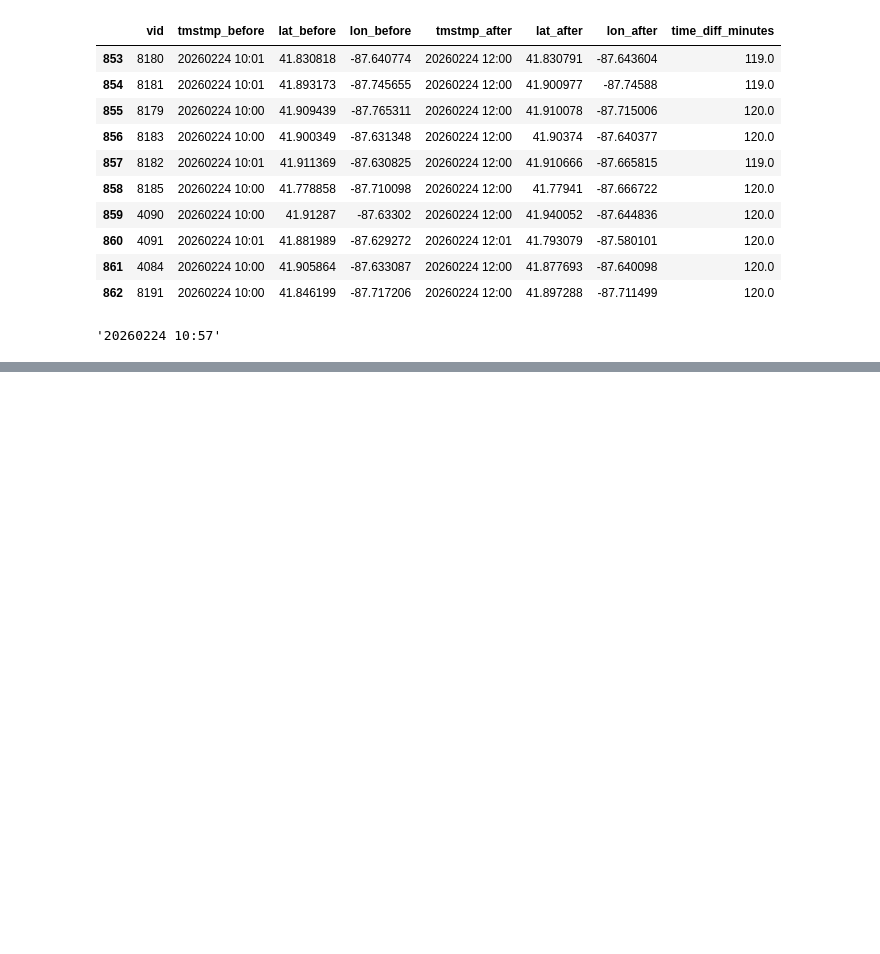
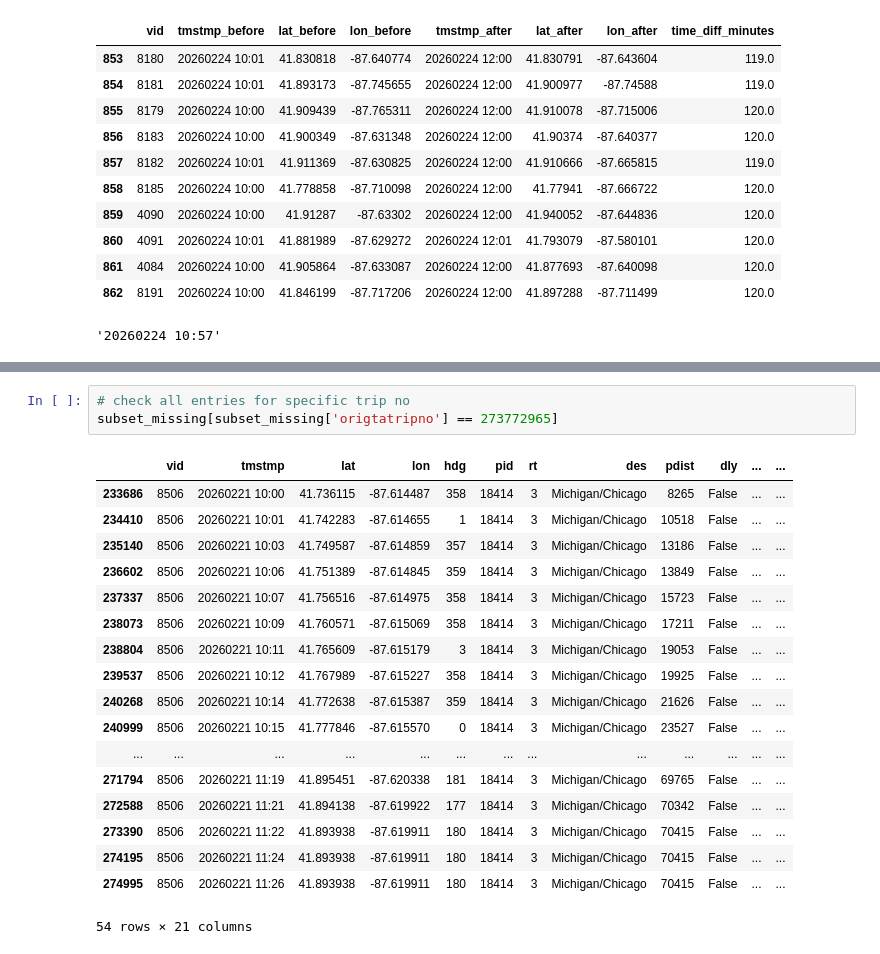
Before and after one commit to liv-fing/CTABusTrust, a Jupyter notebook: missing_data_imputation/liv_testing.ipynb, the cells around one changed output, grey strips where cells are left out. Saved outputs shown, nothing was run; the diff lists cells and outputs as text; blank space fills up the shorter version.

```diff
--- a/missing_data_imputation/liv_testing.ipynb
+++ b/missing_data_imputation/liv_testing.ipynb
@@ -175,0 +192,22 @@ common_id_df.tail(10)
+# %%
+# check all entries for specific trip no
+subset_missing[subset_missing['origtatripno'] == 273772965]
+# %% [output]
+|  | vid | tmstmp | lat | lon | hdg | pid | rt | des | pdist | dly | ... | ... |
+| 233686 | 8506 | 20260221 10:00 | 41.736115 | -87.614487 | 358 | 18414 | 3 | Michigan/Chicago | 8265 | False | ... | ... |
+| 234410 | 8506 | 20260221 10:01 | 41.742283 | -87.614655 | 1 | 18414 | 3 | Michigan/Chicago | 10518 | False | ... | ... |
+| 235140 | 8506 | 20260221 10:03 | 41.749587 | -87.614859 | 357 | 18414 | 3 | Michigan/Chicago | 13186 | False | ... | ... |
+| 236602 | 8506 | 20260221 10:06 | 41.751389 | -87.614845 | 359 | 18414 | 3 | Michigan/Chicago | 13849 | False | ... | ... |
+| 237337 | 8506 | 20260221 10:07 | 41.756516 | -87.614975 | 358 | 18414 | 3 | Michigan/Chicago | 15723 | False | ... | ... |
+| 238073 | 8506 | 20260221 10:09 | 41.760571 | -87.615069 | 358 | 18414 | 3 | Michigan/Chicago | 17211 | False | ... | ... |
+| 238804 | 8506 | 20260221 10:11 | 41.765609 | -87.615179 | 3 | 18414 | 3 | Michigan/Chicago | 19053 | False | ... | ... |
+| 239537 | 8506 | 20260221 10:12 | 41.767989 | -87.615227 | 358 | 18414 | 3 | Michigan/Chicago | 19925 | False | ... | ... |
+| 240268 | 8506 | 20260221 10:14 | 41.772638 | -87.615387 | 359 | 18414 | 3 | Michigan/Chicago | 21626 | False | ... | ... |
+| 240999 | 8506 | 20260221 10:15 | 41.777846 | -87.615570 | 0 | 18414 | 3 | Michigan/Chicago | 23527 | False | ... | ... |
+| ... | ... | ... | ... | ... | ... | ... | ... | ... | ... | ... | ... | ... |
+| 271794 | 8506 | 20260221 11:19 | 41.895451 | -87.620338 | 181 | 18414 | 3 | Michigan/Chicago | 69765 | False | ... | ... |
+| 272588 | 8506 | 20260221 11:21 | 41.894138 | -87.619922 | 177 | 18414 | 3 | Michigan/Chicago | 70342 | False | ... | ... |
+| 273390 | 8506 | 20260221 11:22 | 41.893938 | -87.619911 | 180 | 18414 | 3 | Michigan/Chicago | 70415 | False | ... | ... |
+| 274195 | 8506 | 20260221 11:24 | 41.893938 | -87.619911 | 180 | 18414 | 3 | Michigan/Chicago | 70415 | False | ... | ... |
+| 274995 | 8506 | 20260221 11:26 | 41.893938 | -87.619911 | 180 | 18414 | 3 | Michigan/Chicago | 70415 | False | ... | ... |
+54 rows × 21 columns
```
Also changed, not shown: parts of 6 cells of this notebook.
